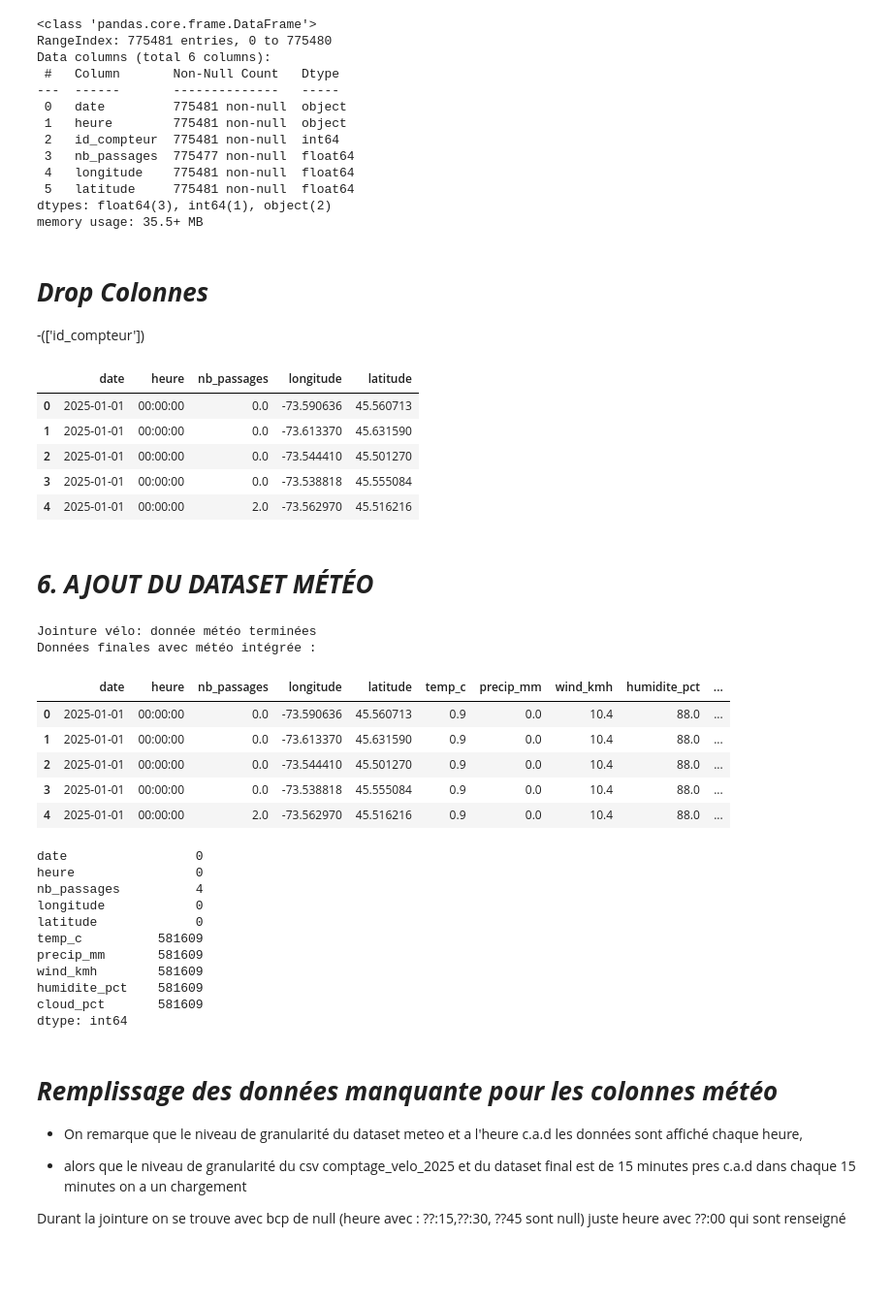
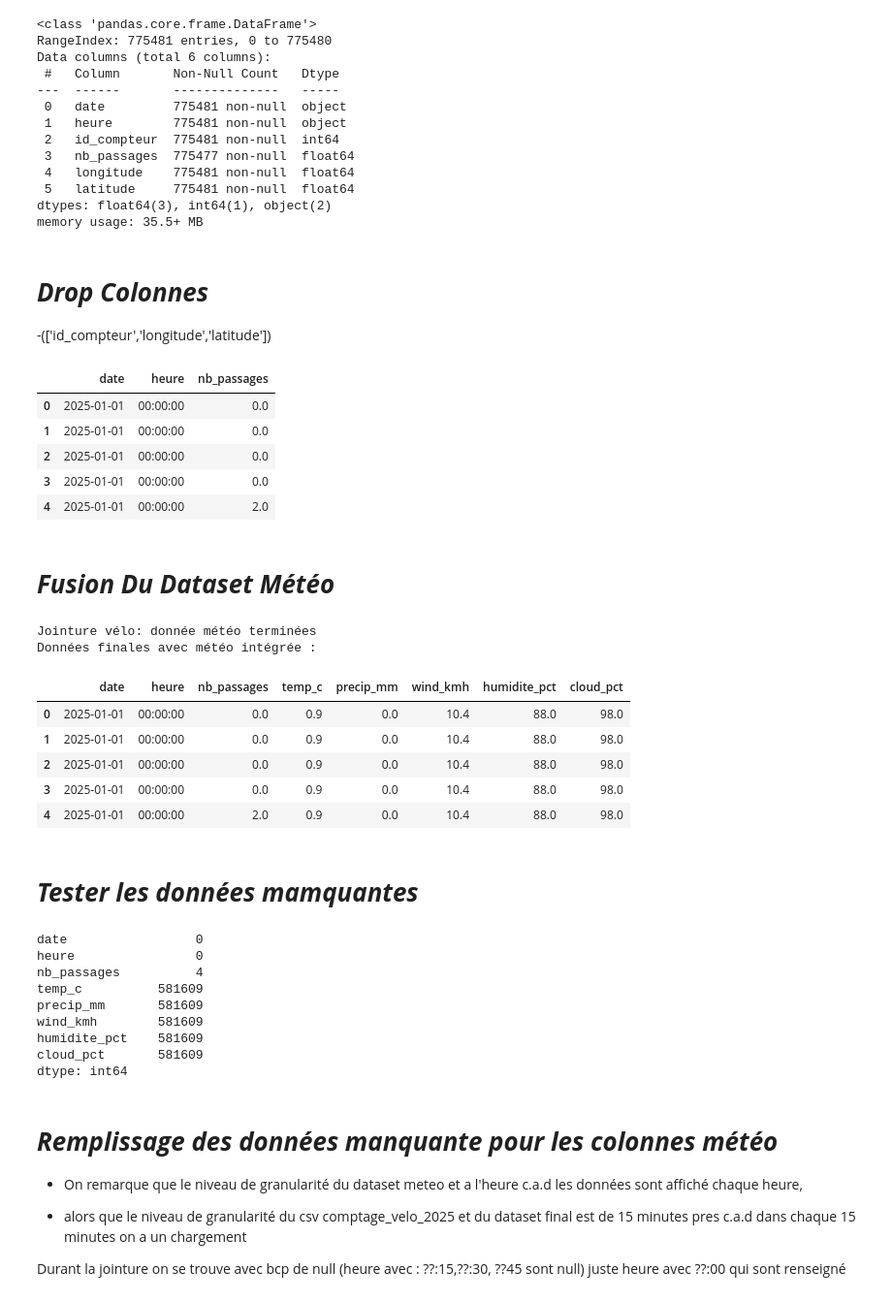
Before and after one commit to merbouk/Projet_Session_Bdeb, a Jupyter notebook: PreparationData.ipynb, the cells around one changed output. Shown at 97% size. Cells and saved outputs as stored; diff of their text form; code cells hidden in the pictures; blank space fills up the shorter version.

```diff
--- a/PreparationData.ipynb
+++ b/PreparationData.ipynb
@@ -63,20 +65,20 @@ dtypes: float64(3), int64(1), object(2)
 memory usage: 35.5+ MB
 # %% [markdown]
  # ***Drop Colonnes***
- -(['id_compteur'])
+ -(['id_compteur','longitude','latitude'])
 # %%
-ColumnToDrop = ['id_compteur']
+ColumnToDrop = ['id_compteur','longitude','latitude']
 df = df.drop(columns=ColumnToDrop)
 df.head(5)
 # %% [output]
-|  | date | heure | nb_passages | longitude | latitude |
-| 0 | 2025-01-01 | 00:00:00 | 0.0 | -73.590636 | 45.560713 |
-| 1 | 2025-01-01 | 00:00:00 | 0.0 | -73.613370 | 45.631590 |
-| 2 | 2025-01-01 | 00:00:00 | 0.0 | -73.544410 | 45.501270 |
-| 3 | 2025-01-01 | 00:00:00 | 0.0 | -73.538818 | 45.555084 |
-| 4 | 2025-01-01 | 00:00:00 | 2.0 | -73.562970 | 45.516216 |
+|  | date | heure | nb_passages |
+| 0 | 2025-01-01 | 00:00:00 | 0.0 |
+| 1 | 2025-01-01 | 00:00:00 | 0.0 |
+| 2 | 2025-01-01 | 00:00:00 | 0.0 |
+| 3 | 2025-01-01 | 00:00:00 | 0.0 |
+| 4 | 2025-01-01 | 00:00:00 | 2.0 |
 # %% [markdown]
-# ***6. AJOUT DU DATASET MÉTÉO***
+# ***Fusion Du Dataset Météo***
 # %%
 # 5. Fusion météo avec df_final (celui qu’on a déjà obtenu avec les autres jointures)
 # On utilise "date" + "heure" comme clés de jointure
@@ -91,20 +93,20 @@ df.head()
 # %% [output]
 Jointure vélo: donnée météo terminées
 Données finales avec météo intégrée :
-|  | date | heure | nb_passages | longitude | latitude | temp_c | precip_mm | wind_kmh | humidite_pct | ... |
-| 0 | 2025-01-01 | 00:00:00 | 0.0 | -73.590636 | 45.560713 | 0.9 | 0.0 | 10.4 | 88.0 | ... |
-| 1 | 2025-01-01 | 00:00:00 | 0.0 | -73.613370 | 45.631590 | 0.9 | 0.0 | 10.4 | 88.0 | ... |
-| 2 | 2025-01-01 | 00:00:00 | 0.0 | -73.544410 | 45.501270 | 0.9 | 0.0 | 10.4 | 88.0 | ... |
-| 3 | 2025-01-01 | 00:00:00 | 0.0 | -73.538818 | 45.555084 | 0.9 | 0.0 | 10.4 | 88.0 | ... |
-| 4 | 2025-01-01 | 00:00:00 | 2.0 | -73.562970 | 45.516216 | 0.9 | 0.0 | 10.4 | 88.0 | ... |
+|  | date | heure | nb_passages | temp_c | precip_mm | wind_kmh | humidite_pct | cloud_pct |
+| 0 | 2025-01-01 | 00:00:00 | 0.0 | 0.9 | 0.0 | 10.4 | 88.0 | 98.0 |
+| 1 | 2025-01-01 | 00:00:00 | 0.0 | 0.9 | 0.0 | 10.4 | 88.0 | 98.0 |
+| 2 | 2025-01-01 | 00:00:00 | 0.0 | 0.9 | 0.0 | 10.4 | 88.0 | 98.0 |
+| 3 | 2025-01-01 | 00:00:00 | 0.0 | 0.9 | 0.0 | 10.4 | 88.0 | 98.0 |
+| 4 | 2025-01-01 | 00:00:00 | 2.0 | 0.9 | 0.0 | 10.4 | 88.0 | 98.0 |
+# %% [markdown]
+# ***Tester les données mamquantes***
 # %%
 df.isnull().sum()
 # %% [output]
 date                 0
 heure                0
 nb_passages          4
-longitude            0
-latitude             0
 temp_c          581609
 precip_mm       581609
 wind_kmh        581609
```
Also changed, not shown: parts of 20 cells of this notebook, 2 other files.
